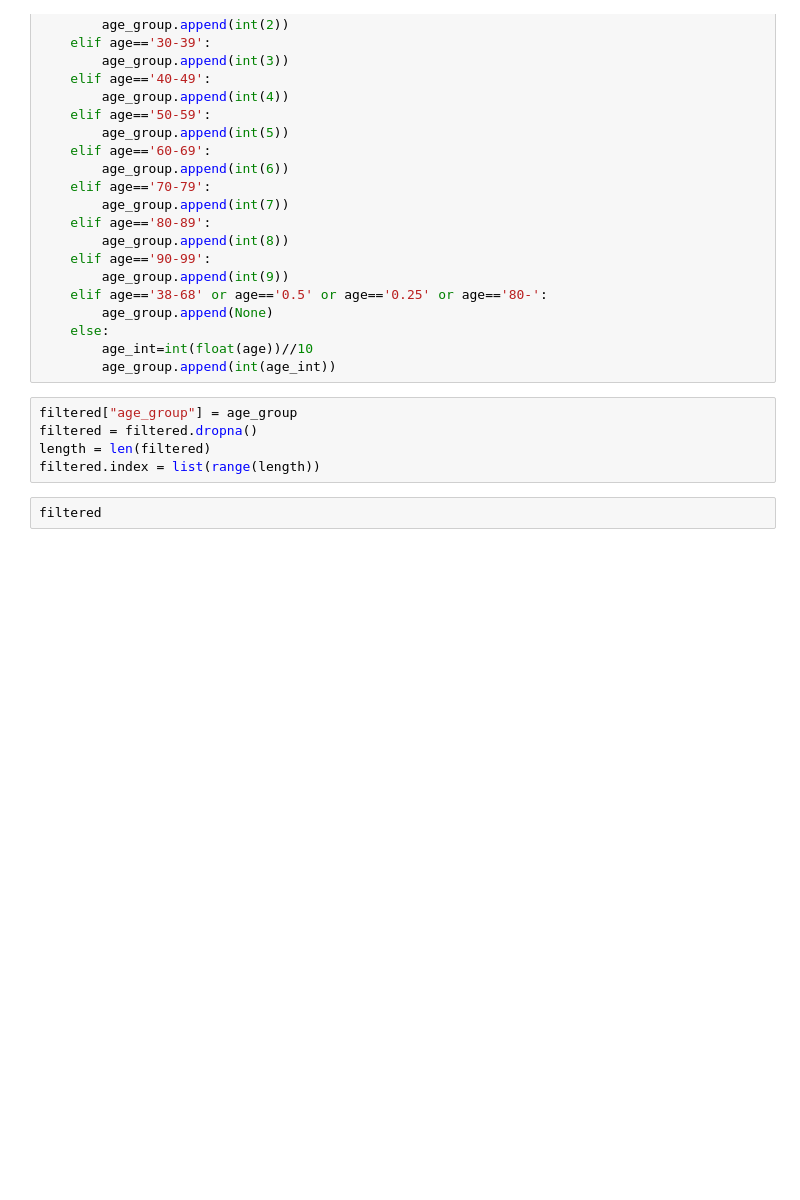
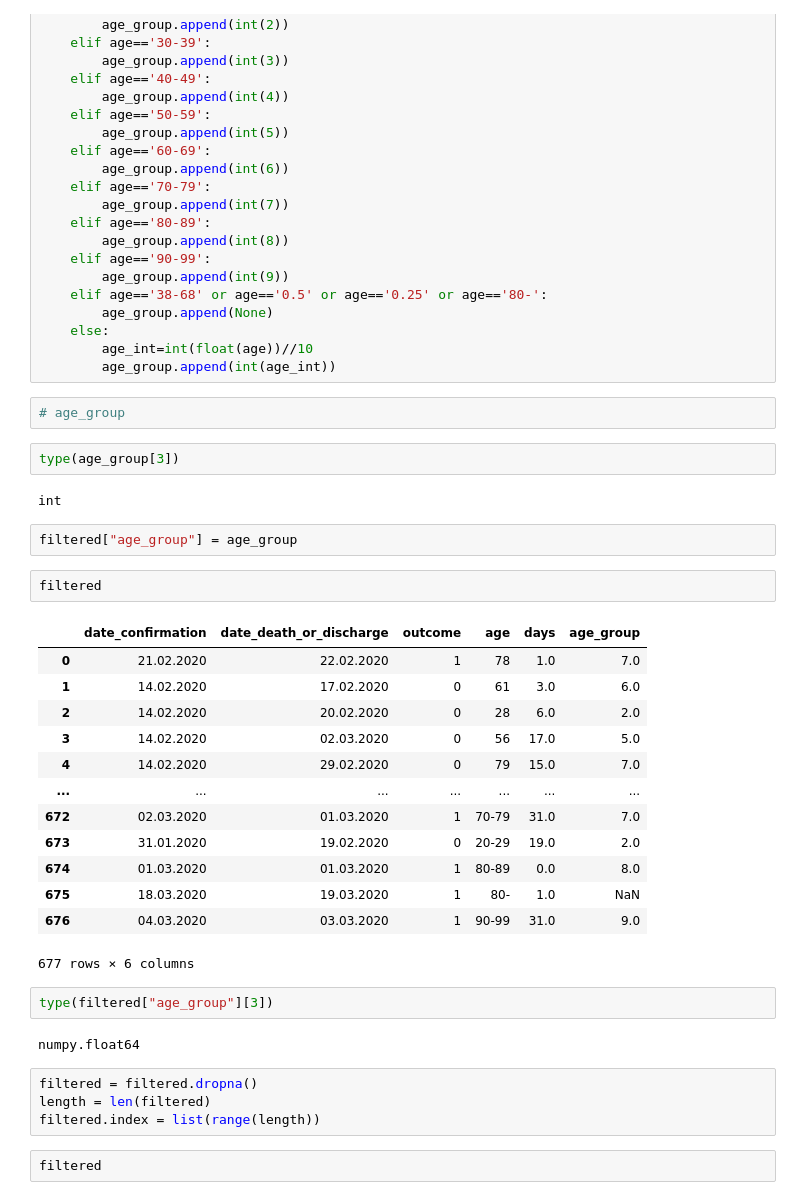
Before and after one commit to programmer-ethan/Capstone_Covid19, a Jupyter notebook: src_v4.ipynb, the cells around one changed output. Cells and saved outputs as stored; diff of their text form; blank space fills up the shorter version.

```diff
--- a/src_v4.ipynb
+++ b/src_v4.ipynb
@@ -236,8 +236,35 @@ for idx in range(length):
     else:
         age_int=int(float(age))//10
         age_group.append(int(age_int))
+# %%
+# age_group
+# %%
+type(age_group[3])
+# %% [output]
+int
+# %%
+filtered["age_group"] = age_group
+# %%
+filtered
+# %% [output]
+|  | date_confirmation | date_death_or_discharge | outcome | age | days | age_group |
+| 0 | 21.02.2020 | 22.02.2020 | 1 | 78 | 1.0 | 7.0 |
+| 1 | 14.02.2020 | 17.02.2020 | 0 | 61 | 3.0 | 6.0 |
+| 2 | 14.02.2020 | 20.02.2020 | 0 | 28 | 6.0 | 2.0 |
+| 3 | 14.02.2020 | 02.03.2020 | 0 | 56 | 17.0 | 5.0 |
+| 4 | 14.02.2020 | 29.02.2020 | 0 | 79 | 15.0 | 7.0 |
+| ... | ... | ... | ... | ... | ... | ... |
+| 672 | 02.03.2020 | 01.03.2020 | 1 | 70-79 | 31.0 | 7.0 |
+| 673 | 31.01.2020 | 19.02.2020 | 0 | 20-29 | 19.0 | 2.0 |
+| 674 | 01.03.2020 | 01.03.2020 | 1 | 80-89 | 0.0 | 8.0 |
+| 675 | 18.03.2020 | 19.03.2020 | 1 | 80- | 1.0 | NaN |
+| 676 | 04.03.2020 | 03.03.2020 | 1 | 90-99 | 31.0 | 9.0 |
+677 rows × 6 columns
+# %%
+type(filtered["age_group"][3])
+# %% [output]
+numpy.float64
 # %%
-filtered["age_group"] = age_group
 filtered = filtered.dropna()
 length = len(filtered)
 filtered.index = list(range(length))
```
Also changed, not shown: parts of 7 cells of this notebook.
